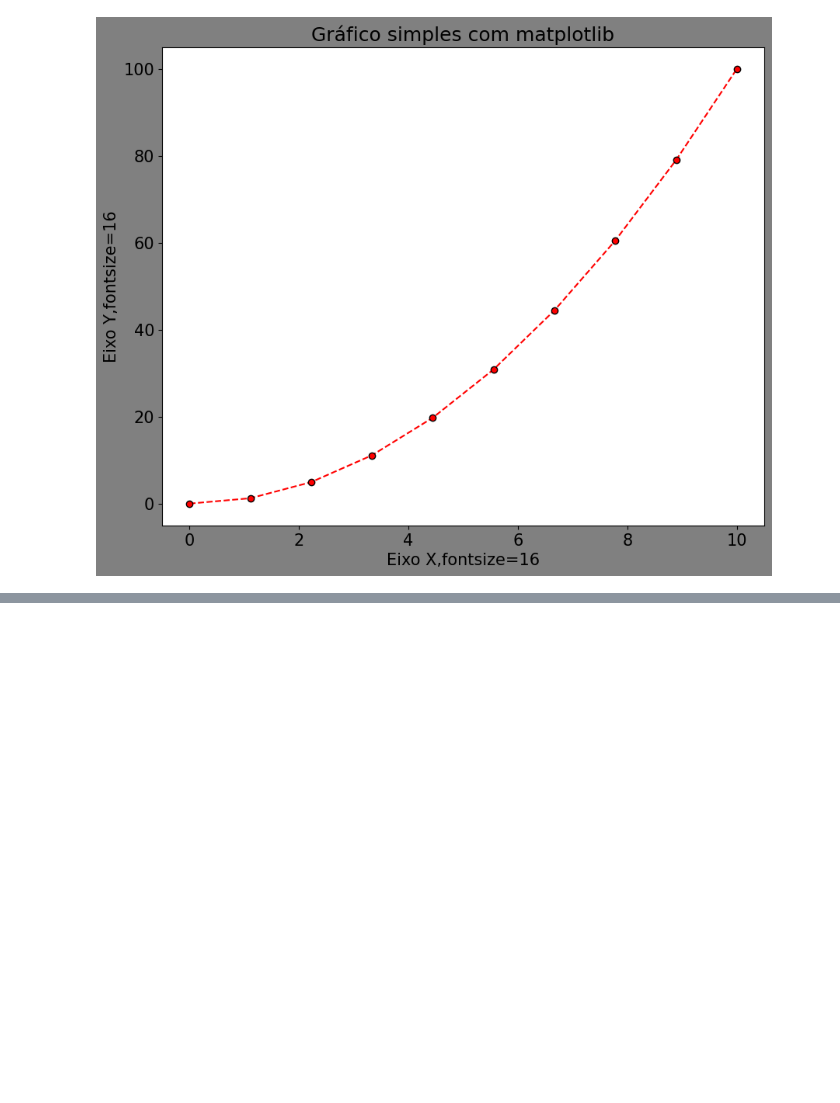
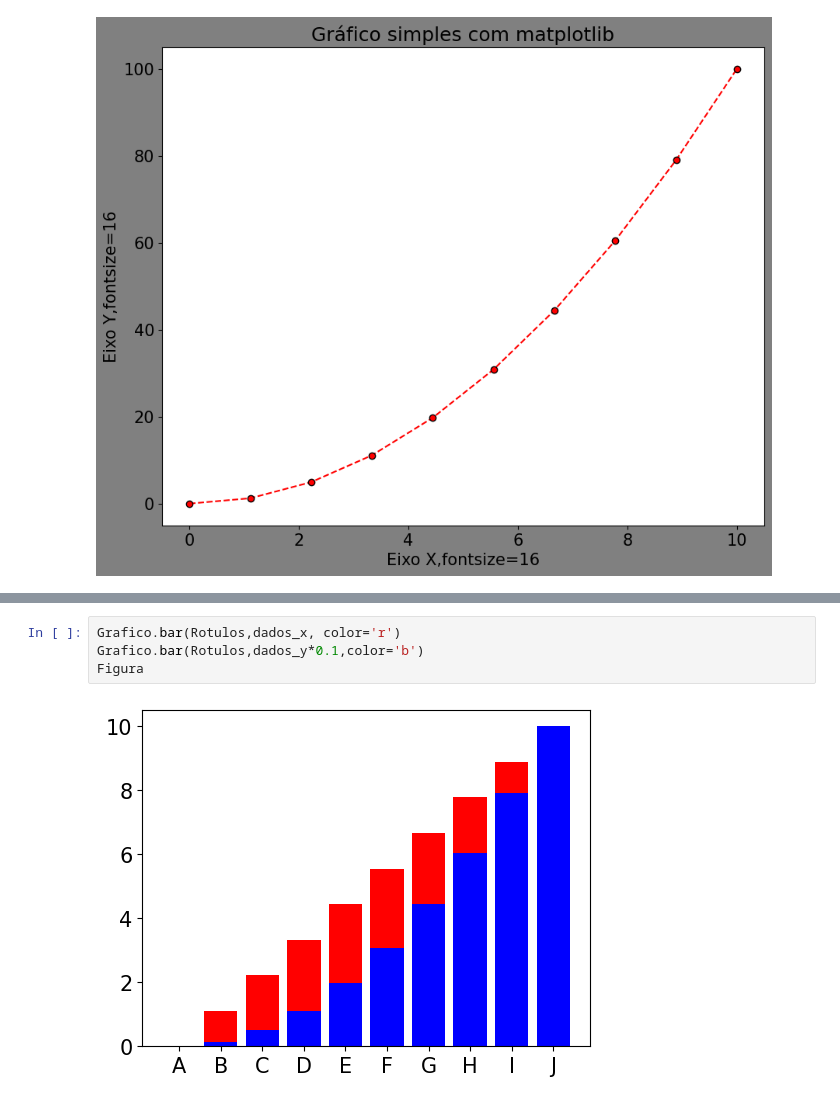
Before and after one commit to Guga-Sistemas/IA-T1, a Jupyter notebook: aula03/dados.ipynb, the cells around one changed output, grey strips where cells are left out. Drawn from its saved outputs; the diff is of its cells as text; blank space fills up the shorter version.

```diff
--- a/aula03/dados.ipynb
+++ b/aula03/dados.ipynb
@@ -31,0 +62,6 @@ plt.show()
+# %%
+Grafico.bar(Rotulos,dados_x, color='r')
+Grafico.bar(Rotulos,dados_y*0.1,color='b')
+Figura
+# %% [output]
+[figure, added]
```
Also changed, not shown: parts of 4 cells of this notebook.
